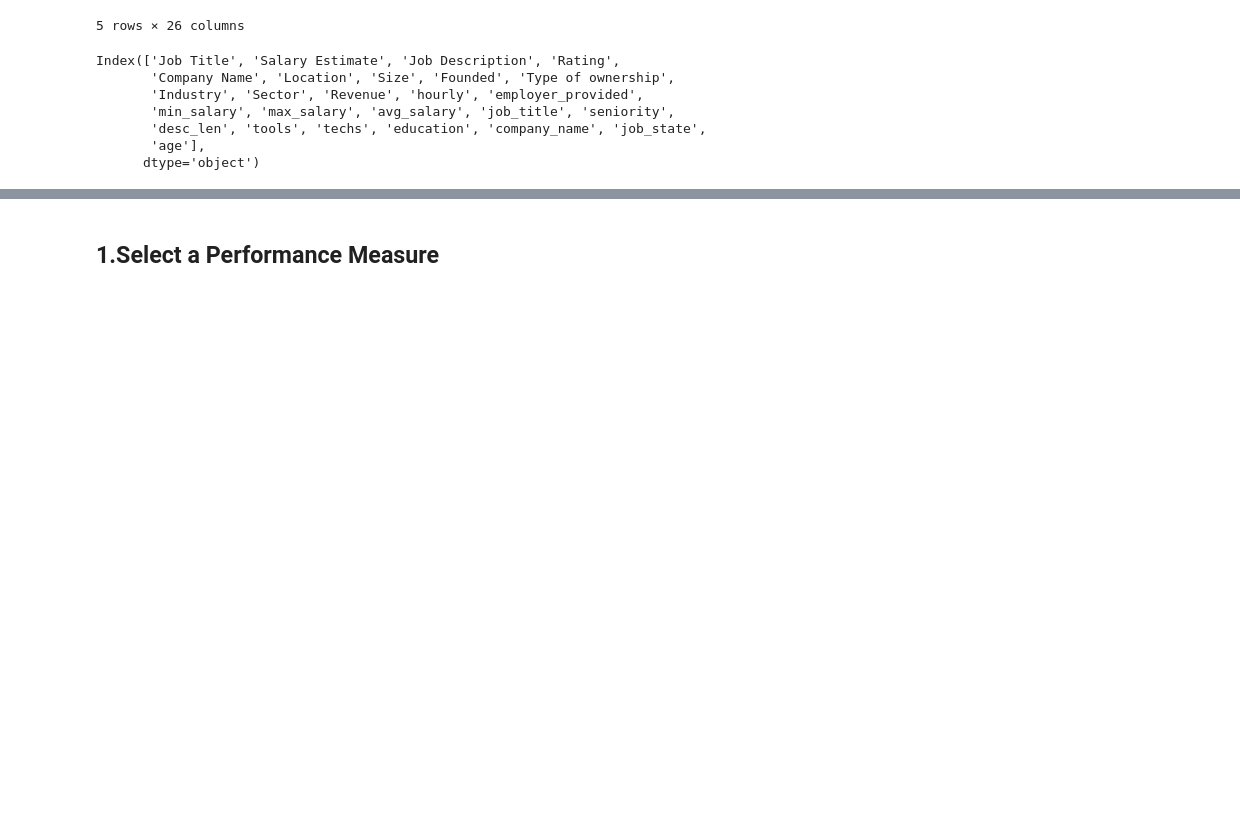
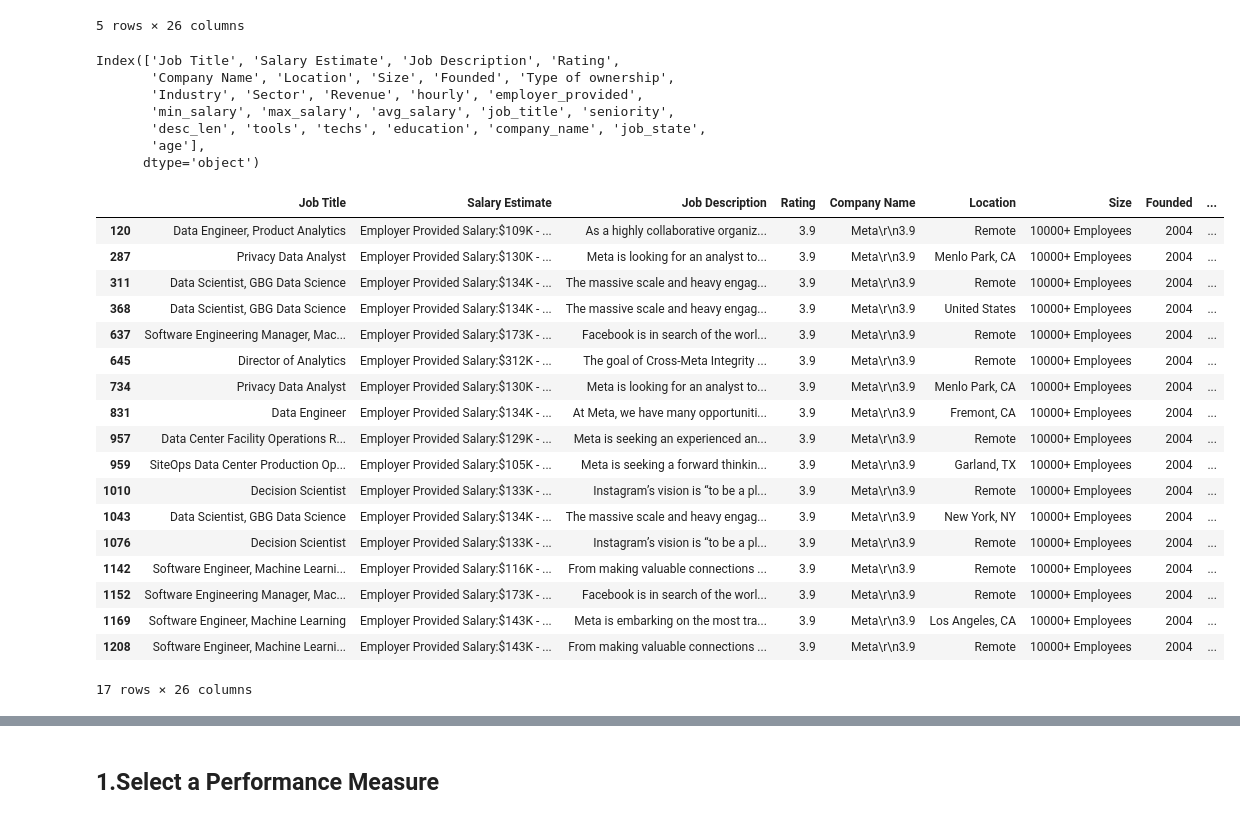
Before and after one commit to AlyAEE/Data-Roles-Salary-Prediction-Project, a Jupyter notebook: Notebooks/04.Model_building.ipynb, the cells around one changed output, grey strips where cells are left out. Drawn from its saved outputs; the diff is of its cells as text; code cells hidden in the pictures; blank space fills up the shorter version.

```diff
--- a/Notebooks/04.Model_building.ipynb
+++ b/Notebooks/04.Model_building.ipynb
@@ -30,6 +29,28 @@ Index(['Job Title', 'Salary Estimate', 'Job Description', 'Rating',
        'desc_len', 'tools', 'techs', 'education', 'company_name', 'job_state',
        'age'],
       dtype='object')
+# %%
+df.loc[df['company_name'] == 'Meta']
+# %% [output]
+|  | Job Title | Salary Estimate | Job Description | Rating | Company Name | Location | Size | Founded | ... |
+| 120 | Data Engineer, Product Analytics | Employer Provided Salary:$109K - ... | As a highly collaborative organiz... | 3.9 | Meta\r\n3.9 | Remote | 10000+ Employees | 2004 | ... |
+| 287 | Privacy Data Analyst | Employer Provided Salary:$130K - ... | Meta is looking for an analyst to... | 3.9 | Meta\r\n3.9 | Menlo Park, CA | 10000+ Employees | 2004 | ... |
+| 311 | Data Scientist, GBG Data Science | Employer Provided Salary:$134K - ... | The massive scale and heavy engag... | 3.9 | Meta\r\n3.9 | Remote | 10000+ Employees | 2004 | ... |
+| 368 | Data Scientist, GBG Data Science | Employer Provided Salary:$134K - ... | The massive scale and heavy engag... | 3.9 | Meta\r\n3.9 | United States | 10000+ Employees | 2004 | ... |
+| 637 | Software Engineering Manager, Mac... | Employer Provided Salary:$173K - ... | Facebook is in search of the worl... | 3.9 | Meta\r\n3.9 | Remote | 10000+ Employees | 2004 | ... |
+| 645 | Director of Analytics | Employer Provided Salary:$312K - ... | The goal of Cross-Meta Integrity ... | 3.9 | Meta\r\n3.9 | Remote | 10000+ Employees | 2004 | ... |
+| 734 | Privacy Data Analyst | Employer Provided Salary:$130K - ... | Meta is looking for an analyst to... | 3.9 | Meta\r\n3.9 | Menlo Park, CA | 10000+ Employees | 2004 | ... |
+| 831 | Data Engineer | Employer Provided Salary:$134K - ... | At Meta, we have many opportuniti... | 3.9 | Meta\r\n3.9 | Fremont, CA | 10000+ Employees | 2004 | ... |
+| 957 | Data Center Facility Operations R... | Employer Provided Salary:$129K - ... | Meta is seeking an experienced an... | 3.9 | Meta\r\n3.9 | Remote | 10000+ Employees | 2004 | ... |
+| 959 | SiteOps Data Center Production Op... | Employer Provided Salary:$105K - ... | Meta is seeking a forward thinkin... | 3.9 | Meta\r\n3.9 | Garland, TX | 10000+ Employees | 2004 | ... |
+| 1010 | Decision Scientist | Employer Provided Salary:$133K - ... | Instagram’s vision is “to be a pl... | 3.9 | Meta\r\n3.9 | Remote | 10000+ Employees | 2004 | ... |
+| 1043 | Data Scientist, GBG Data Science | Employer Provided Salary:$134K - ... | The massive scale and heavy engag... | 3.9 | Meta\r\n3.9 | New York, NY | 10000+ Employees | 2004 | ... |
+| 1076 | Decision Scientist | Employer Provided Salary:$133K - ... | Instagram’s vision is “to be a pl... | 3.9 | Meta\r\n3.9 | Remote | 10000+ Employees | 2004 | ... |
+| 1142 | Software Engineer, Machine Learni... | Employer Provided Salary:$116K - ... | From making valuable connections ... | 3.9 | Meta\r\n3.9 | Remote | 10000+ Employees | 2004 | ... |
+| 1152 | Software Engineering Manager, Mac... | Employer Provided Salary:$173K - ... | Facebook is in search of the worl... | 3.9 | Meta\r\n3.9 | Remote | 10000+ Employees | 2004 | ... |
+| 1169 | Software Engineer, Machine Learning | Employer Provided Salary:$143K - ... | Meta is embarking on the most tra... | 3.9 | Meta\r\n3.9 | Los Angeles, CA | 10000+ Employees | 2004 | ... |
+| 1208 | Software Engineer, Machine Learni... | Employer Provided Salary:$143K - ... | From making valuable connections ... | 3.9 | Meta\r\n3.9 | Remote | 10000+ Employees | 2004 | ... |
+17 rows × 26 columns
 # %%
 df_model = df[['avg_salary','Rating','Size','Type of ownership','Industry','Sector','Revenue','job_title',
                'job_state','age','tools','techs','education','seniority','desc_len','company_name','hourly','employer_provided']]
```
Also changed, not shown: parts of 5 cells of this notebook, 10 other files.
